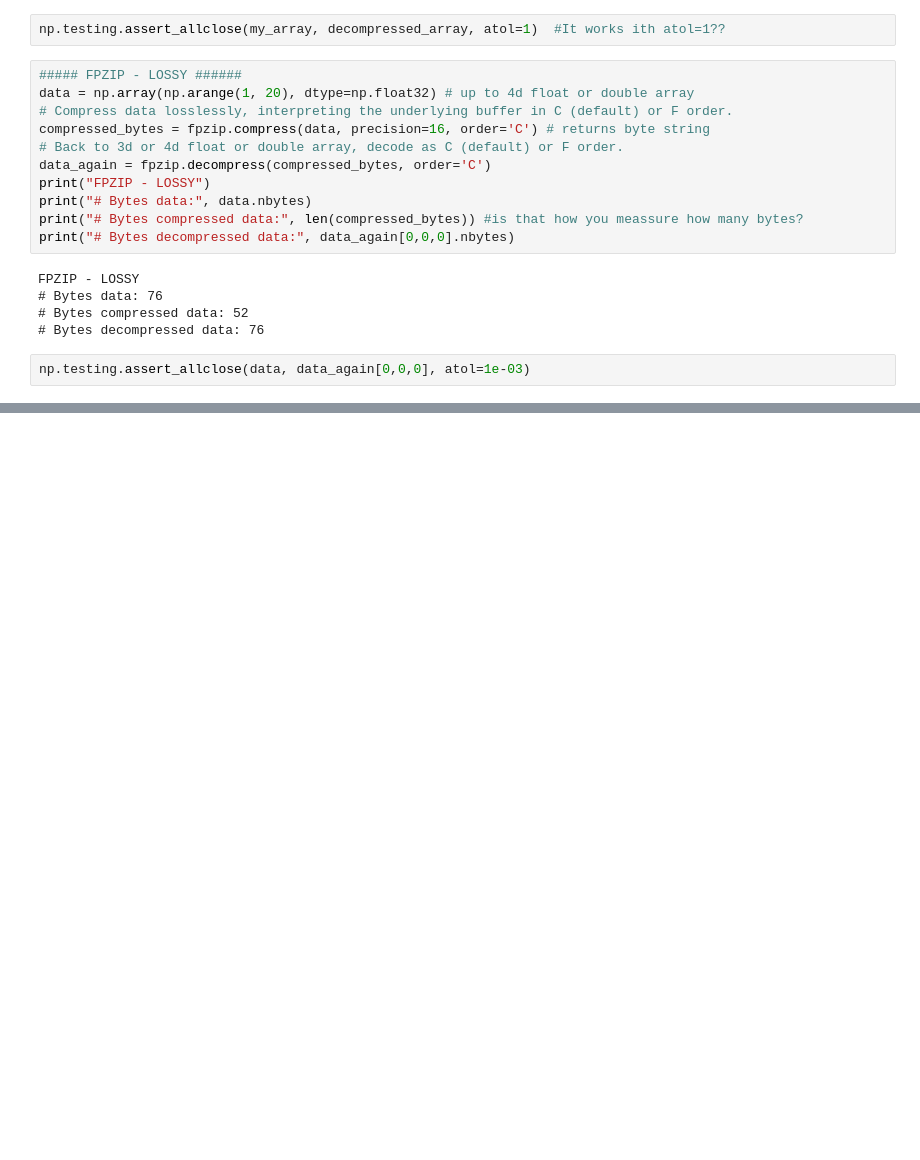
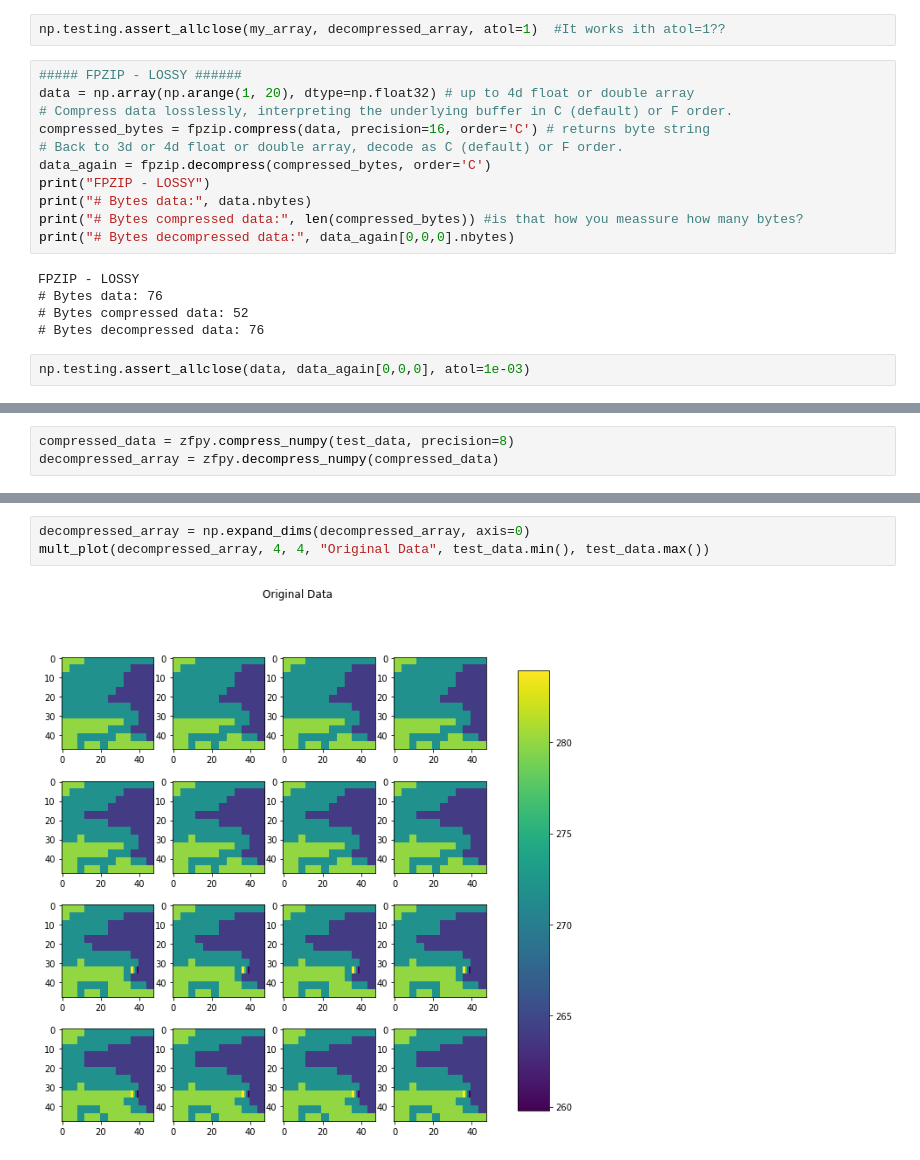
Before and after one commit to SilkeDH/lossy-ml, a Jupyter notebook: notebooks/ZFP_FPZIP_Usage.ipynb, the cells around one changed output, grey strips where cells are left out. Cells and saved outputs as stored; diff of their text form; blank space fills up the shorter version.

```diff
--- a/notebooks/ZFP_FPZIP_Usage.ipynb
+++ b/notebooks/ZFP_FPZIP_Usage.ipynb
@@ -61,0 +102,3 @@ np.testing.assert_allclose(data, data_again[0,0,0], atol=1e-03)
+# %%
+compressed_data = zfpy.compress_numpy(test_data, precision=8)
+decompressed_array = zfpy.decompress_numpy(compressed_data)
@@ -61,0 +113,5 @@ np.testing.assert_allclose(data, data_again[0,0,0], atol=1e-03)
+# %%
+decompressed_array = np.expand_dims(decompressed_array, axis=0)
+mult_plot(decompressed_array, 4, 4, "Original Data", test_data.min(), test_data.max())
+# %% [output]
+[figure, added]
```
Also changed, not shown: parts of 10 cells of this notebook, 1 other file.
